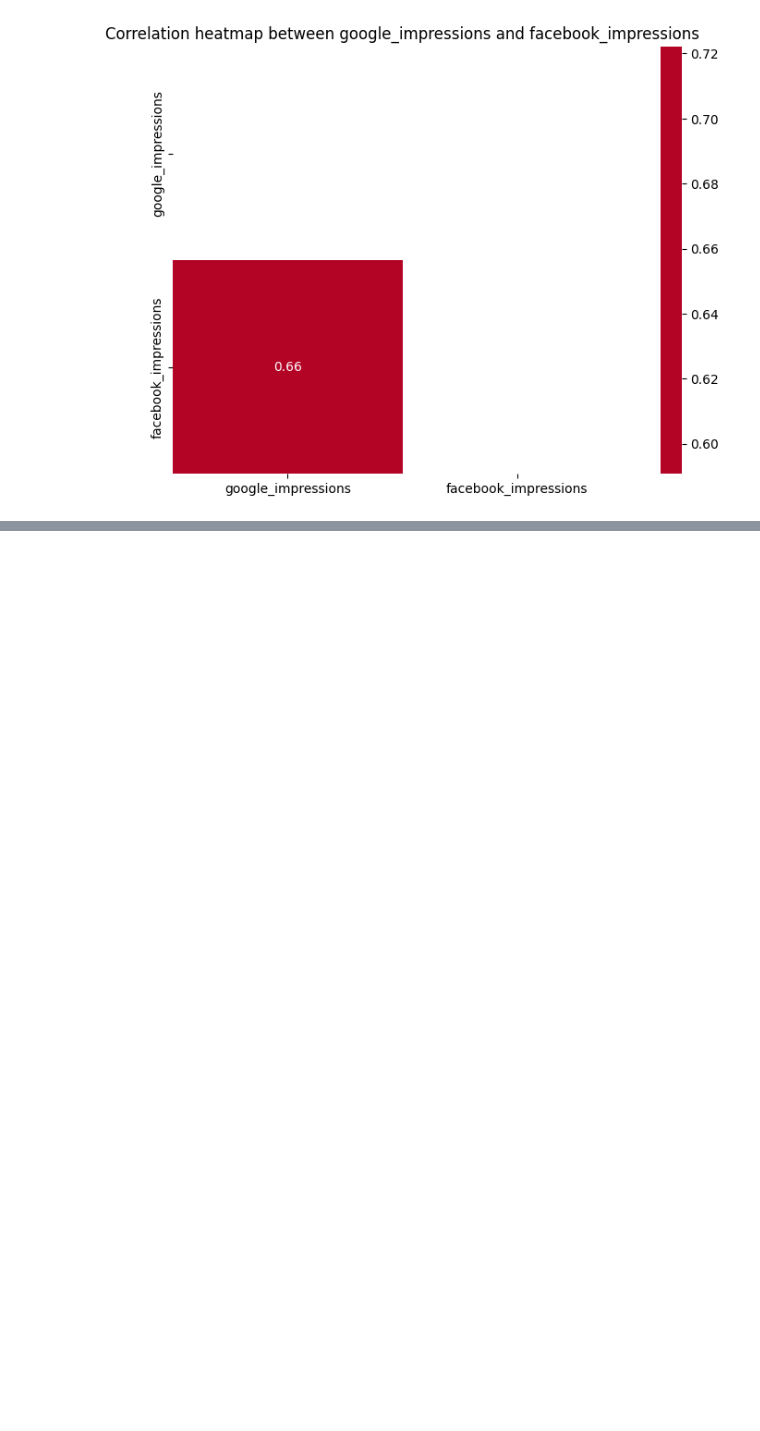
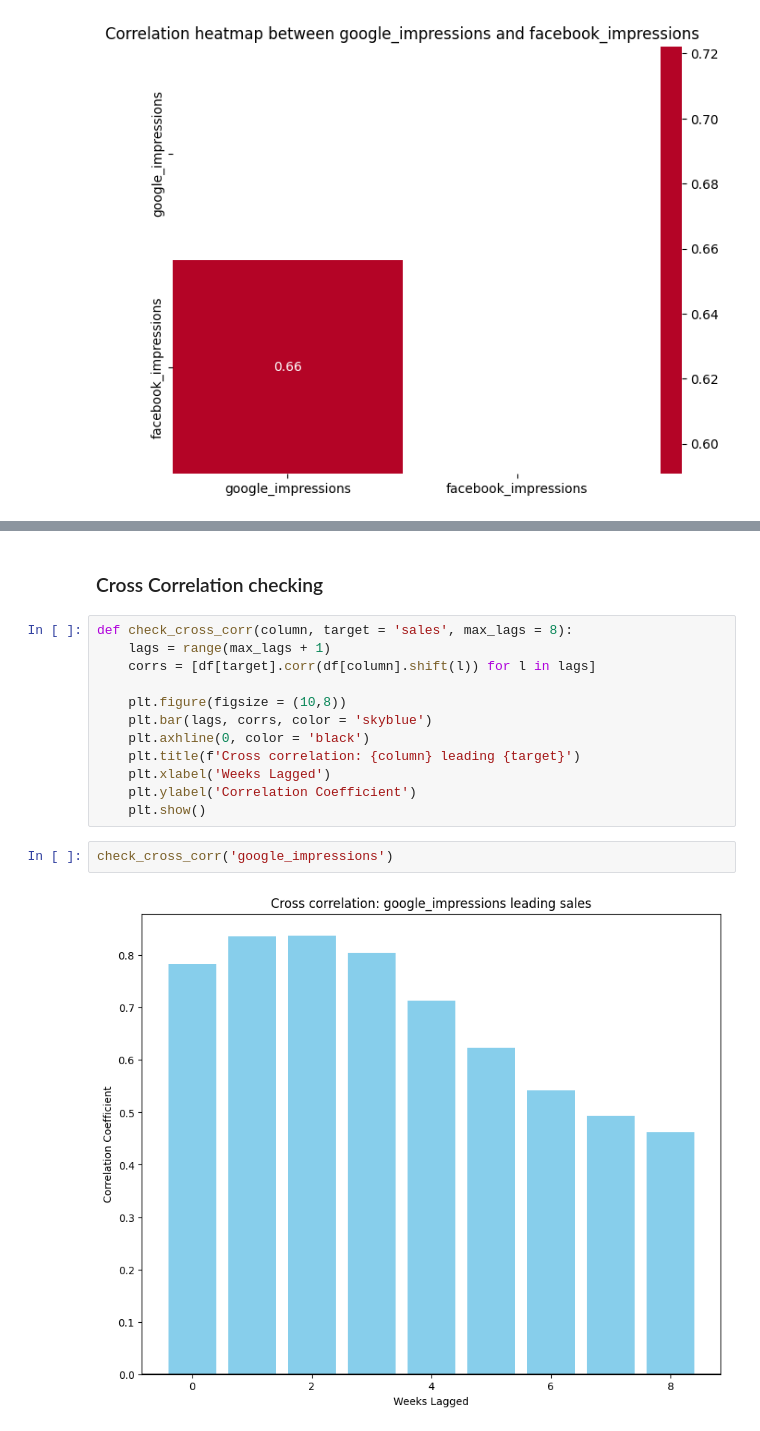
Before and after one commit to N-anle/Marketing-Mix-Modelling, a Jupyter notebook: notebooks/notebook.ipynb, the cells around one changed output, grey strips where cells are left out. Saved outputs shown, nothing was run; the diff lists cells and outputs as text; blank space fills up the shorter version.

```diff
--- a/notebooks/notebook.ipynb
+++ b/notebooks/notebook.ipynb
@@ -312,0 +344,18 @@ correlation_heatmap('google_impressions', 'facebook_impressions')
+# %% [markdown]
+### Cross Correlation checking
+# %%
+def check_cross_corr(column, target = 'sales', max_lags = 8):
+    lags = range(max_lags + 1)
+    corrs = [df[target].corr(df[column].shift(l)) for l in lags]
+
+    plt.figure(figsize = (10,8))
+    plt.bar(lags, corrs, color = 'skyblue')
+    plt.axhline(0, color = 'black')
+    plt.title(f'Cross correlation: {column} leading {target}')
+    plt.xlabel('Weeks Lagged')
+    plt.ylabel('Correlation Coefficient')
+    plt.show()
+# %%
+check_cross_corr('google_impressions')
+# %% [output]
+[figure, added]
```
Also changed, not shown: parts of 11 cells of this notebook.
